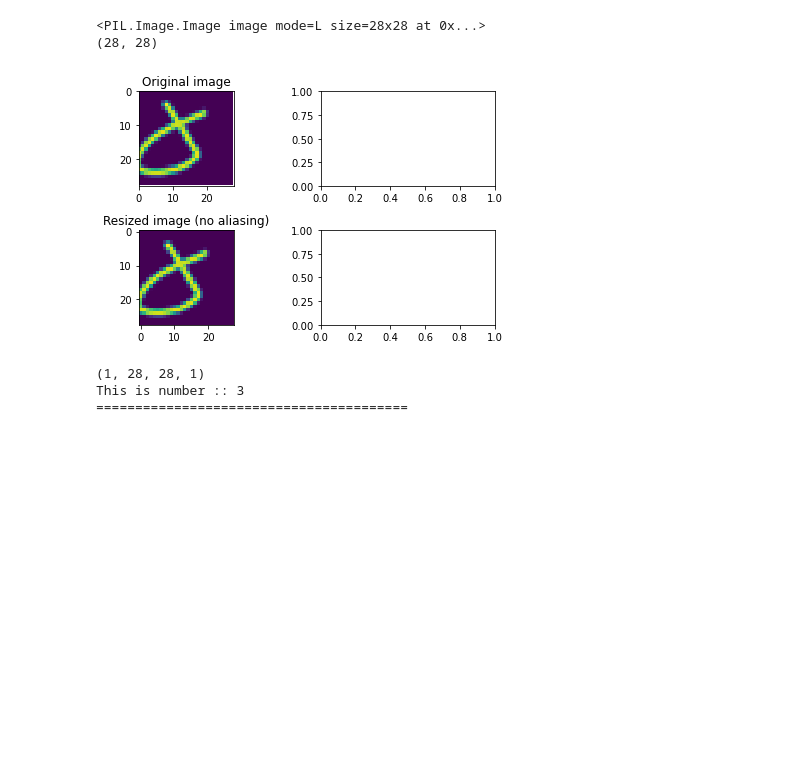
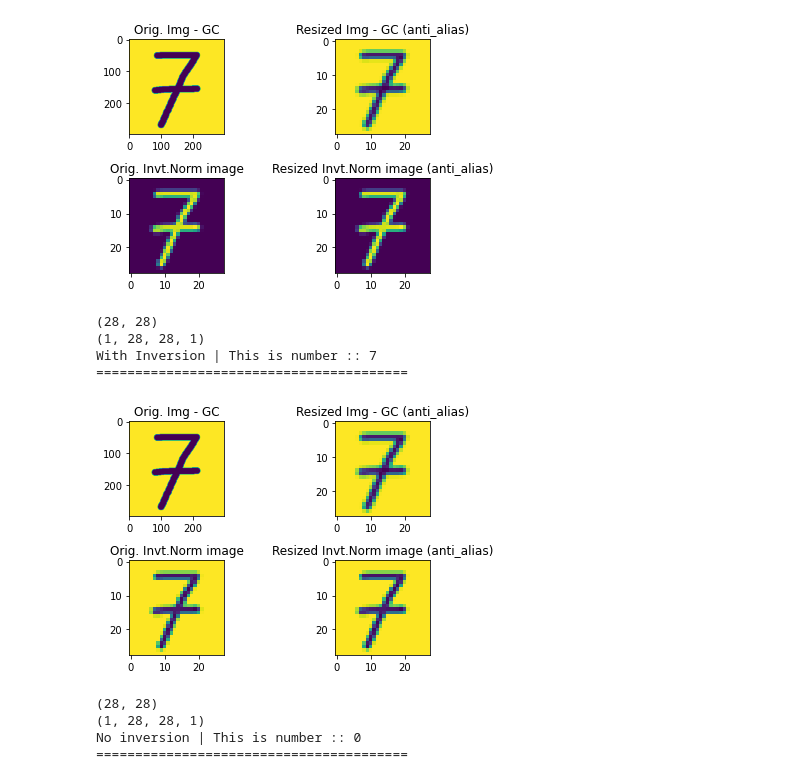
Before and after one commit to henryle-n/Handwriting-Prediction-Tensorflow2, a Jupyter notebook: OLD/plot_rescale.ipynb, the cells around one changed output. Cells and saved outputs as stored; diff of their text form; code cells hidden in the pictures; blank space fills up the shorter version.

```diff
--- a/OLD/plot_rescale.ipynb
+++ b/OLD/plot_rescale.ipynb
@@ -160,0 +124,34 @@ def img_predict (base64string):
+# %%
+def img_predict_no_invert (base64string):
+
+    # decode from base64 to ASCII
+    base64_decoded = base64.b64decode(base64string)
+    RGB_img = PIL.Image.open(io.BytesIO(base64_decoded))
+    GC_img = RGB_img.convert(mode="L")
+    resize_GC_img = GC_img.resize((28,28))
+
+    # Invert the pixel values to highlight the features of the hand-written digit
+    # as 0 x 0 = 0 => weight is not updated
+    # pixel value of black (which is the digit ink pixel value) is 0
+    # this would decrease performance (slower eight update) of CNN
+    # therefore, inverted the grayscale to change the black pixel value
+    # instead of 0 closer to 1 (after scaled by /=255)
+    inverted_norm_array = np.asarray(resize_GC_img, dtype=np.float64)/255
+    plot_input(GC_img, inverted_norm_array)
+    print(inverted_norm_array.shape)
+
+
+    # con2v takes an array of 4 parameters, need to expand to add
+    # additional dimension to the image
+    new_GC_etx = np.expand_dims(inverted_norm_array, axis=(3,0))
+    print(new_GC_etx.shape)
+
+
+
+
+
+#     print("before converstion :: \n", image)
+#     print("after converstion :: \n", image)
+
+    prediction = np.argmax(model.predict(new_GC_etx), axis=-1)
+    return print(f"No inversion | This is number :: {red}{bolt}{prediction[0]}{nc}\n{('=')*40}")
@@ -161,9 +174,14 @@ def img_predict (base64string):
 # %%
 img_predict(string64)
+img_predict_no_invert(string64)
 # %% [output]
+[figure, new version]
-<PIL.Image.Image image mode=L size=28x28 at 0x...>
 (28, 28)
+(1, 28, 28, 1)
+With Inversion | This is number :: 7
+========================================
-[figure, old version]
+[figure, added]
+(28, 28)
 (1, 28, 28, 1)
-This is number :: 3
+No inversion | This is number :: 0
 ========================================
```
Also changed, not shown: parts of 34 cells of this notebook, 5 other files.
